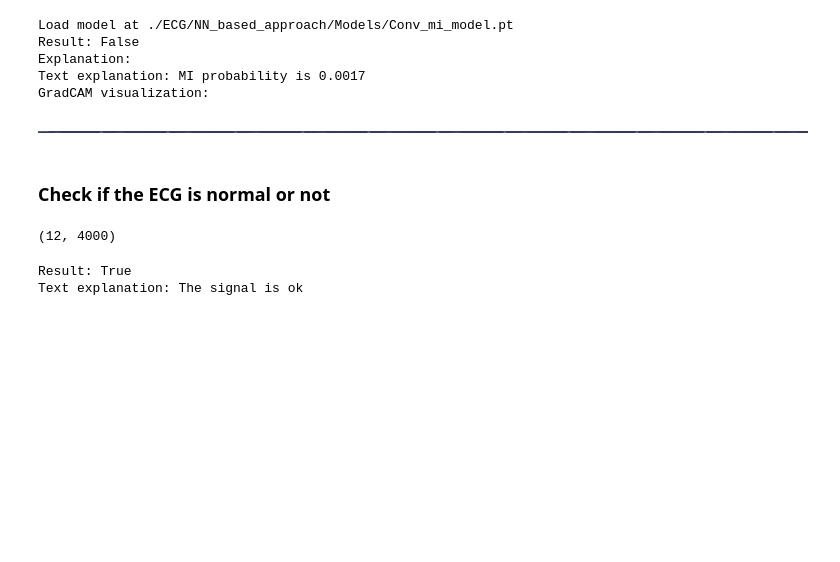
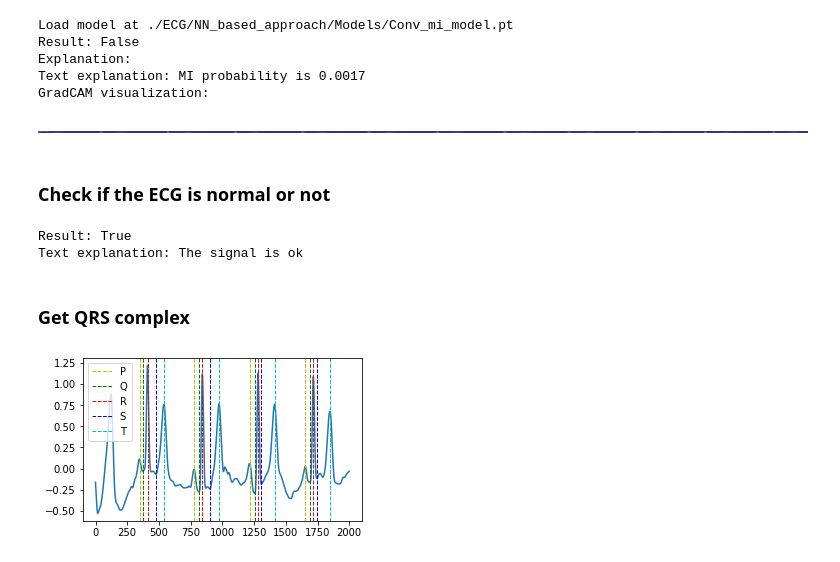
Before and after one commit to aimclub/ECG, a Jupyter notebook: examples/intro_to_ECG.ipynb, the cells around one changed output. Saved outputs shown, nothing was run; the diff lists cells and outputs as text; code cells hidden in the pictures; blank space fills up the shorter version.

Commit message:
QRS complex

```diff
--- a/examples/intro_to_ECG.ipynb
+++ b/examples/intro_to_ECG.ipynb
@@ -59,7 +51,7 @@ sampling_rate = 500
 # %%
 mm_per_mv = 10
 # %%
-signal = np.asarray([i / mm_per_mv for i in signal])
+signal = np.asarray([s / mm_per_mv for s in signal])
 # %%
 assert len(signal.shape) == 2
 assert signal.shape[0] == 12
@@ -131,9 +123,4 @@ GradCAM visualization:
 ### Check if the ECG is normal or not
 # %%
 from ECG.api import ECGClass
-# %%
-signal = signal[:, :4000]
-signal.shape
-# %% [output]
-(12, 4000)
 # %%
@@ -143,3 +130,14 @@ display_text_explanation(res[1])
 # %% [output]
 Result: True
 Text explanation: The signal is ok
+# %% [markdown]
+### Get QRS complex
+# %%
+# for better view let's take a shorter signal
+short_signal = signal[:, :2000]
+# %%
+cleaned_signal, peaks = api.get_qrs_complex(short_signal, sampling_rate)
+# %%
+api.show_channel_qrs_complex(cleaned_signal, peaks, 0)
+# %% [output]
+[figure, added]
```
Also changed, not shown: parts of 14 cells of this notebook, 7 other files.
